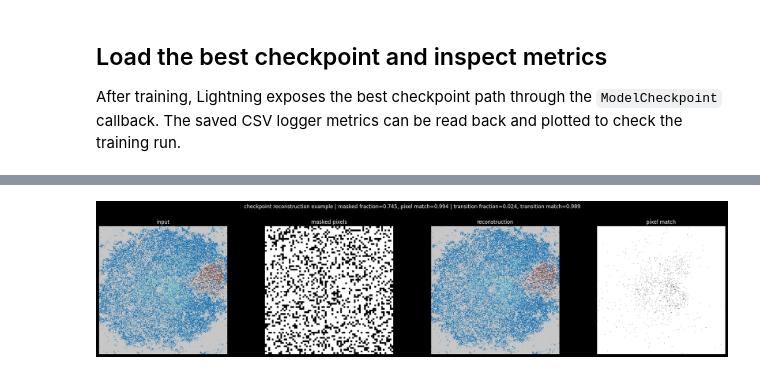
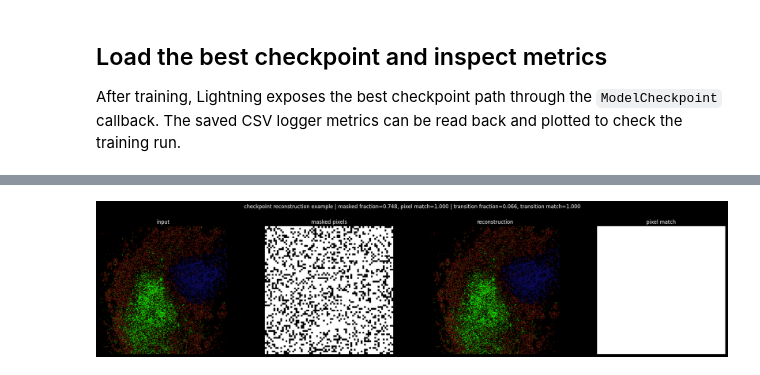
Before and after one commit to jp4474/viaABC, a Jupyter notebook: tutorials/tutorial_spatial2D/2.train.ipynb, the cells around one changed output, grey strips where cells are left out. Cells and saved outputs as stored; diff of their text form; code cells hidden in the pictures.

```diff
--- a/tutorials/tutorial_spatial2D/2.train.ipynb
+++ b/tutorials/tutorial_spatial2D/2.train.ipynb
@@ -246,11 +246,12 @@ LOCAL_RANK: 0 - CUDA_VISIBLE_DEVICES: [0]
 After training, Lightning exposes the best checkpoint path through the `ModelCheckpoint` callback. The saved CSV logger metrics can be read back and plotted to check the training run.
 # %%
 # Load the best checkpoint from the completed spatial2D run and visualize logged metrics.
+import numpy as np
 import csv
 from hydra.utils import instantiate
 from omegaconf import OmegaConf
-
-run_rel_path = Path("run/train/spatial2D/2026-05-07_14-19-08_bs10_acc2_nw2")
+from matplotlib.colors import ListedColormap
+run_rel_path = Path("run/train/spatial2D/2026-06-03_11-34-14_bs10_acc2_nw2")
 candidate_roots = [
     Path.cwd(),
     Path.cwd().parent,
@@ -258,7 +259,7 @@ candidate_roots = [
     Path("/insomnia001/depts/iicd/users/kz2537/viaABC"),
 ]
 run_dir = next((root / run_rel_path for root in candidate_roots if (root / run_rel_path).exists()), run_rel_path)
-metrics_path = run_dir / "csv" / "version_0" / "metrics.csv"
+metrics_paths = sorted((run_dir / "csv").glob("version_*/metrics.csv"))
 checkpoint_dir = run_dir / "checkpoints"
 train_cfg_path = run_dir / ".hydra" / "config.yaml"
 
@@ -267,8 +268,8 @@ if not run_dir.exists():
     raise FileNotFoundError(f"Run directory not found. Checked:\n  {searched}")
 if not train_cfg_path.exists():
     raise FileNotFoundError(f"Training Hydra config not found: {train_cfg_path}")
-if not metrics_path.exists():
-    raise FileNotFoundError(f"Metrics CSV not found: {metrics_path}")
+if not metrics_paths:
+    raise FileNotFoundError(f"No Lightning metrics CSV files found under: {run_dir / 'csv'}")
 
 trainer_best_checkpoint_path = None
 if "trainer" in globals():
@@ -312,32 +313,55 @@ print(f"model type: {best_model.__class__.__name__}")
 print(f"loaded checkpoint epoch: {checkpoint.get('epoch')} | global step: {checkpoint.get('global_step')}")
 print(f"state dict check | missing: {len(missing)} | unexpected: {len(unexpected)}")
 
-# Read Lightning CSV metrics without requiring pandas.
-def read_metric_rows(path):
-    with path.open(newline="") as handle:
-        reader = csv.DictReader(handle)
-        rows = []
-        for row in reader:
-            parsed = {}
-            for key, value in row.items():
-                if value == "" or value is None:
+# Read and merge Lightning CSV metrics without requiring pandas.
+# A resumed run can create csv/version_1, version_2, ...; plotting only
+# version_0 can make training look like it stopped early. Rows are sparse,
+# so merge by step and let later logger versions overwrite duplicate metrics.
+def read_metric_rows(paths):
+    rows_by_step = {}
+    for version_index, path in enumerate(paths):
+        with path.open(newline="") as handle:
+            reader = csv.DictReader(handle)
+            for row in reader:
+                parsed = {}
+                for key, value in row.items():
+                    if value == "" or value is None:
+                        continue
+                    try:
+                        parsed[key] = float(value)
+                    except ValueError:
+                        parsed[key] = value
+
+                step = parsed.get("step")
+                if step is None:
                     continue
-                try:
-                    parsed[key] = float(value)
-                except ValueError:
-                    parsed[key] = value
-            rows.append(parsed)
-    return rows
+                if float(step).is_integer():
+                    step = int(step)
+                parsed["step"] = step
 
-metric_rows = read_metric_rows(metrics_path)
-metric_names = sorted({name for row in metric_rows for name in row if name not in {"epoch", "step"}})
+                merged = rows_by_step.setdefault(step, {"step": step})
+                if "epoch" in parsed:
+                    merged["epoch"] = parsed["epoch"]
+                for key, value in parsed.items():
+                    if key in {"epoch", "step"}:
+                        continue
+                    merged[key] = value
+                    merged[f"_{key}_version"] = version_index
+
+    return [rows_by_step[step] for step in sorted(rows_by_step)]
+
+metric_rows = read_metric_rows(metrics_paths)
+metric_names = sorted({name for row in metric_rows for name in row if name not in {"epoch", "step"} and not name.startswith("_")})
 summary_metrics = {}
 for name in metric_names:
     values = [(row.get("step"), row[name]) for row in metric_rows if name in row]
     if values:
         summary_metrics[name] = values[-1]
 
-print(f"metrics file: {metrics_path}")
+print("metrics files merged:")
+for path in metrics_paths:
+    print(f"  {path}")
+print(f"merged metric step range: {int(metric_rows[0]['step'])}..{int(metric_rows[-1]['step'])}")
 print("latest logged metrics:")
 for name in sorted(summary_metrics):
     step, value = summary_metrics[name]
@@ -454,12 +478,29 @@ if input_labels.ndim == 4 and input_labels.shape[1] > 1:
     if transition_mask[0].any():
         transition_accuracy = float(pixel_match[0][transition_mask[0]].mean())
 
+color_map = {
+    'red': [90, 15, 10],
+    'yellow': [120, 120, 10],
+    'blue': [10, 10, 90],
+    'no_color': [0, 0, 0],
+    'green': [10, 120, 10],
+    'hotspot': [0, 255, 0] # bright green for hotspot
+}
+state_cmap = ListedColormap([
+    np.array(color_map['red']) / 255,
+    np.array(color_map['yellow']) / 255,
+    np.array(color_map['blue']) / 255,
+    np.array(color_map['no_color']) / 255,
+    np.array(color_map['green']) / 255,
+    np.array(color_map['hotspot']) / 255,
+])
+
 fig, axes = plt.subplots(1, 4, figsize=(22, 5))
-axes[0].imshow(input_frame[0], cmap="tab20", interpolation="nearest")
+axes[0].imshow(input_frame[0], cmap=state_cmap, interpolation="nearest")
 axes[0].set_title("input")
 axes[1].imshow(mask_frame[0], cmap="gray", interpolation="nearest")
 axes[1].set_title("masked pixels")
-axes[2].imshow(pred_frame[0], cmap="tab20", interpolation="nearest")
+axes[2].imshow(pred_frame[0], cmap=state_cmap, interpolation="nearest")
 axes[2].set_title("reconstruction")
 axes[3].imshow(pixel_match[0], cmap="gray", interpolation="nearest", vmin=0.0, vmax=1.0)
 axes[3].set_title("pixel match")
@@ -505 +541 @@ latest logged metrics:
-[figure, old version]
+[figure, new version]
```
Also changed, not shown: parts of 3 cells of this notebook, 7 other files.
